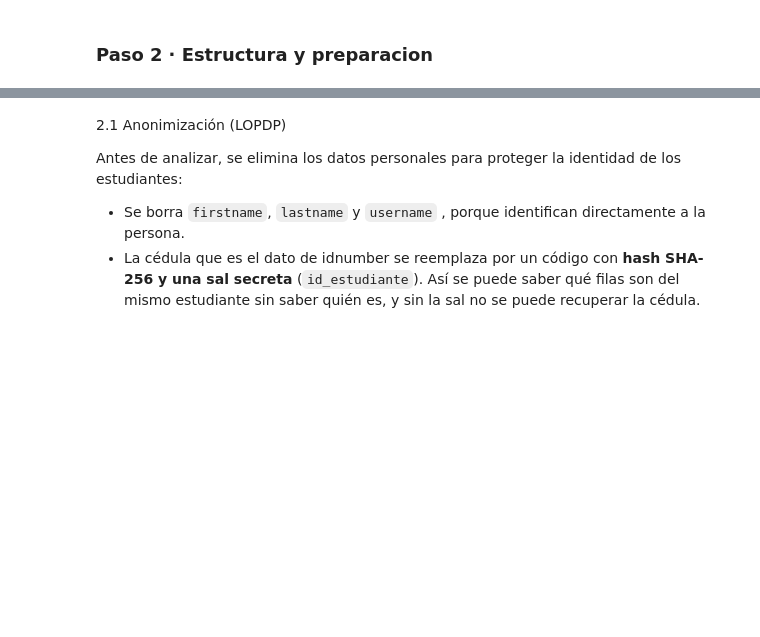
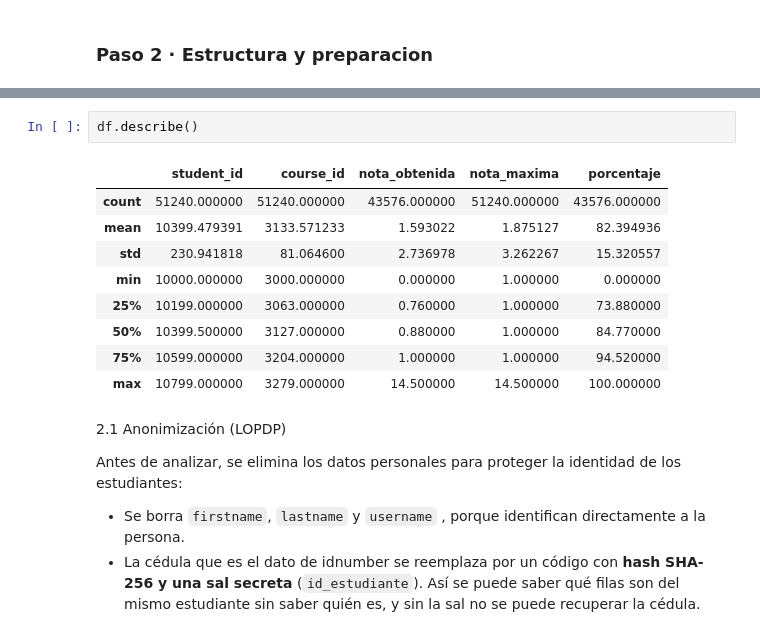
Before and after one commit to fabijes-dot/Proyecto-Moodle_Perdida, a Jupyter notebook: 01_EDA.ipynb, the cells around one changed output, grey strips where cells are left out. Drawn from its saved outputs; the diff is of its cells as text; blank space fills up the shorter version.

Commit message:
Notebook: agregar tail y describe en exploración inicial

```diff
--- a/01_EDA.ipynb
+++ b/01_EDA.ipynb
@@ -48,3 +55,15 @@ memory usage: 20.8 MB
+# %%
+df.describe()
+# %% [output]
+|  | student_id | course_id | nota_obtenida | nota_maxima | porcentaje |
+| count | 51240.000000 | 51240.000000 | 43576.000000 | 51240.000000 | 43576.000000 |
+| mean | 10399.479391 | 3133.571233 | 1.593022 | 1.875127 | 82.394936 |
+| std | 230.941818 | 81.064600 | 2.736978 | 3.262267 | 15.320557 |
+| min | 10000.000000 | 3000.000000 | 0.000000 | 1.000000 | 0.000000 |
+| 25% | 10199.000000 | 3063.000000 | 0.760000 | 1.000000 | 73.880000 |
+| 50% | 10399.500000 | 3127.000000 | 0.880000 | 1.000000 | 84.770000 |
+| 75% | 10599.000000 | 3204.000000 | 1.000000 | 1.000000 | 94.520000 |
+| max | 10799.000000 | 3279.000000 | 14.500000 | 14.500000 | 100.000000 |
 # %% [markdown]
 2.1 Anonimización (LOPDP)
 
```
Also changed, not shown: parts of 1 cell of this notebook.
